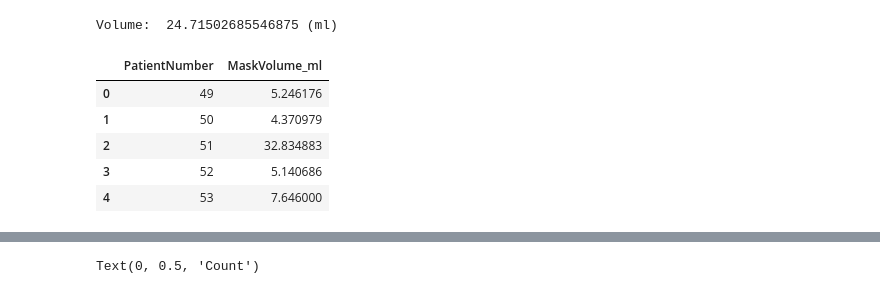
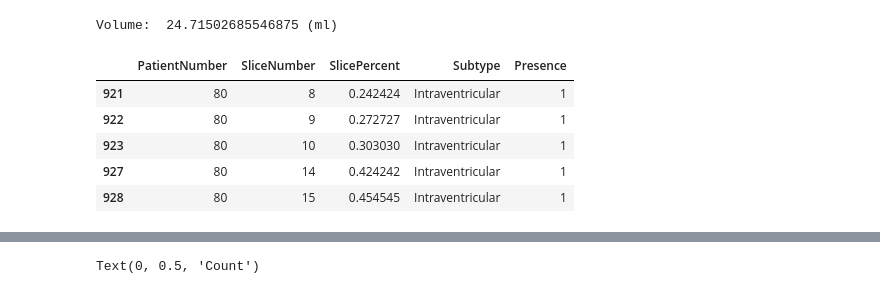
Before and after one commit to NguyenVanCongThanh/Dataset_BHSD, a Jupyter notebook: notebooks/PhysioNet.ipynb, the cells around one changed output, grey strips where cells are left out. Drawn from its saved outputs; the diff is of its cells as text; code cells hidden in the pictures.

```diff
--- a/notebooks/PhysioNet.ipynb
+++ b/notebooks/PhysioNet.ipynb
@@ -314,28 +639,3 @@ df_long = df_label.melt(
 )
 
 df_long = df_long[df_long["Presence"] == 1]
-# %%
-df_long["SliceBin"] = pd.cut(
-    df_long["SlicePercent"],
-    bins=np.linspace(0, 1, 26),
-    labels=np.linspace(0, 1, 25)
-)
-
-plt.figure(figsize=(14,6))
-
-sns.lineplot(
-    data=df_long,
-    x="SliceBin",
-    y="Presence",
-    hue="Subtype",
-    estimator="count",
-    ci=None
-)
-
-plt.xticks(rotation=45)
-plt.xlabel("Normalized Slice Position (0 = top, 1 = bottom)")
-plt.ylabel("Number of Hemorrhage Cases")
-plt.title("Distribution of Hemorrhage Subtypes Across Normalized Brain Depth")
-
-plt.tight_layout()
-plt.show()
@@ -373,12 +679,11 @@ print("Volume: ", vol_ml, "(ml)")
 # %% [output]
 Volume:  24.71502685546875 (ml)
 # %%
-df_volume = build_volume_dataframe(DATASET_DIR)
-df_volume.head()
+df_long.head()
 # %% [output]
-|  | PatientNumber | MaskVolume_ml |
-| 0 | 49 | 5.246176 |
-| 1 | 50 | 4.370979 |
-| 2 | 51 | 32.834883 |
-| 3 | 52 | 5.140686 |
-| 4 | 53 | 7.646000 |
+|  | PatientNumber | SliceNumber | SlicePercent | Subtype | Presence |
+| 921 | 80 | 8 | 0.242424 | Intraventricular | 1 |
+| 922 | 80 | 9 | 0.272727 | Intraventricular | 1 |
+| 923 | 80 | 10 | 0.303030 | Intraventricular | 1 |
+| 927 | 80 | 14 | 0.424242 | Intraventricular | 1 |
+| 928 | 80 | 15 | 0.454545 | Intraventricular | 1 |
```
Also changed, not shown: parts of 9 cells of this notebook, 7 other files.
